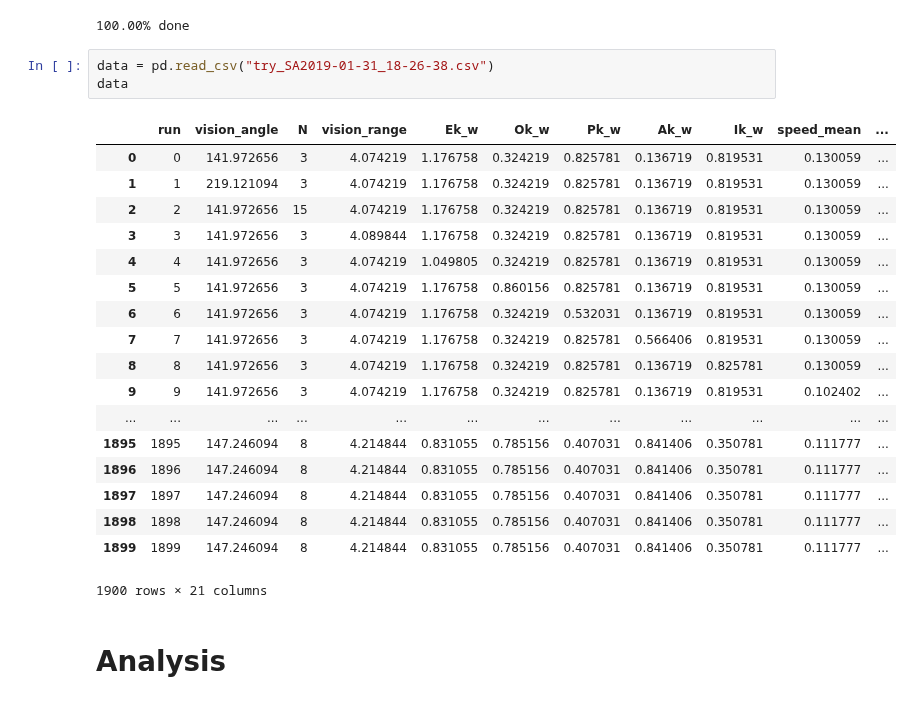
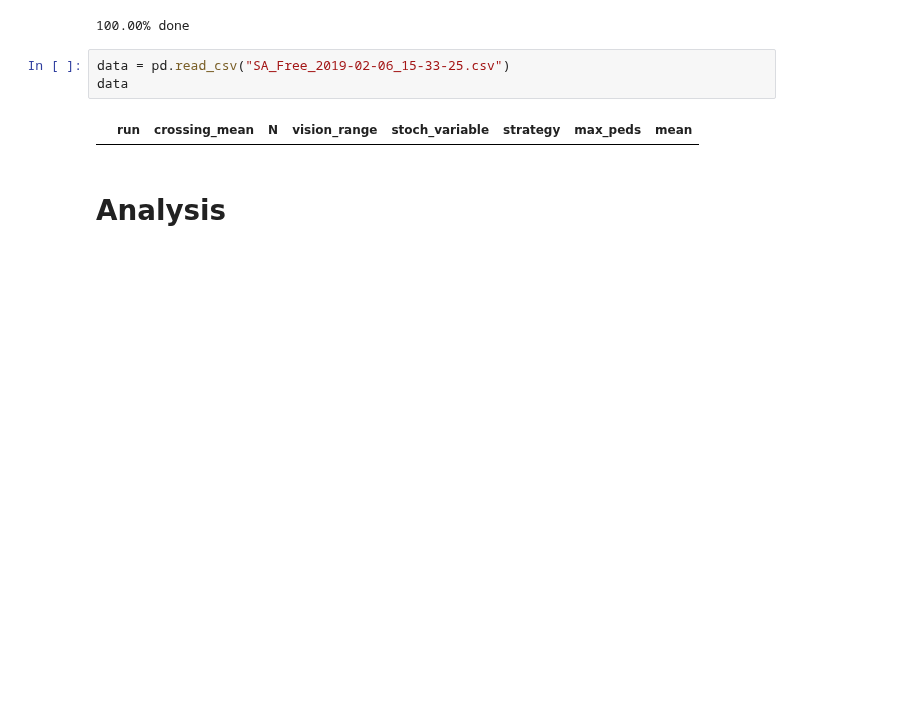
Before and after one commit to 11027649/ABM_project, a Jupyter notebook: SA_Yentl.ipynb, the cells around one changed output. Cells and saved outputs as stored; diff of their text form; blank space fills up the shorter version.

```diff
--- a/SA_Yentl.ipynb
+++ b/SA_Yentl.ipynb
@@ -192,27 +238,10 @@ for i in range(replicates):
 # %% [output]
 100.00% done
 # %%
-data = pd.read_csv("try_SA2019-01-31_18-26-38.csv")
+data = pd.read_csv("SA_Free_2019-02-06_15-33-25.csv")
 data
 # %% [output]
-|  | run | vision_angle | N | vision_range | Ek_w | Ok_w | Pk_w | Ak_w | Ik_w | speed_mean | ... |
-| 0 | 0 | 141.972656 | 3 | 4.074219 | 1.176758 | 0.324219 | 0.825781 | 0.136719 | 0.819531 | 0.130059 | ... |
-| 1 | 1 | 219.121094 | 3 | 4.074219 | 1.176758 | 0.324219 | 0.825781 | 0.136719 | 0.819531 | 0.130059 | ... |
-| 2 | 2 | 141.972656 | 15 | 4.074219 | 1.176758 | 0.324219 | 0.825781 | 0.136719 | 0.819531 | 0.130059 | ... |
-| 3 | 3 | 141.972656 | 3 | 4.089844 | 1.176758 | 0.324219 | 0.825781 | 0.136719 | 0.819531 | 0.130059 | ... |
-| 4 | 4 | 141.972656 | 3 | 4.074219 | 1.049805 | 0.324219 | 0.825781 | 0.136719 | 0.819531 | 0.130059 | ... |
-| 5 | 5 | 141.972656 | 3 | 4.074219 | 1.176758 | 0.860156 | 0.825781 | 0.136719 | 0.819531 | 0.130059 | ... |
-| 6 | 6 | 141.972656 | 3 | 4.074219 | 1.176758 | 0.324219 | 0.532031 | 0.136719 | 0.819531 | 0.130059 | ... |
-| 7 | 7 | 141.972656 | 3 | 4.074219 | 1.176758 | 0.324219 | 0.825781 | 0.566406 | 0.819531 | 0.130059 | ... |
-| 8 | 8 | 141.972656 | 3 | 4.074219 | 1.176758 | 0.324219 | 0.825781 | 0.136719 | 0.825781 | 0.130059 | ... |
-| 9 | 9 | 141.972656 | 3 | 4.074219 | 1.176758 | 0.324219 | 0.825781 | 0.136719 | 0.819531 | 0.102402 | ... |
-| ... | ... | ... | ... | ... | ... | ... | ... | ... | ... | ... | ... |
-| 1895 | 1895 | 147.246094 | 8 | 4.214844 | 0.831055 | 0.785156 | 0.407031 | 0.841406 | 0.350781 | 0.111777 | ... |
-| 1896 | 1896 | 147.246094 | 8 | 4.214844 | 0.831055 | 0.785156 | 0.407031 | 0.841406 | 0.350781 | 0.111777 | ... |
-| 1897 | 1897 | 147.246094 | 8 | 4.214844 | 0.831055 | 0.785156 | 0.407031 | 0.841406 | 0.350781 | 0.111777 | ... |
-| 1898 | 1898 | 147.246094 | 8 | 4.214844 | 0.831055 | 0.785156 | 0.407031 | 0.841406 | 0.350781 | 0.111777 | ... |
-| 1899 | 1899 | 147.246094 | 8 | 4.214844 | 0.831055 | 0.785156 | 0.407031 | 0.841406 | 0.350781 | 0.111777 | ... |
+|  | run | crossing_mean | N | vision_range | stoch_variable | strategy | max_peds | mean |
-1900 rows × 21 columns
 # %% [markdown]
 # Analysis
 # %%
```
Also changed, not shown: parts of 2 cells of this notebook, 16 other files.
